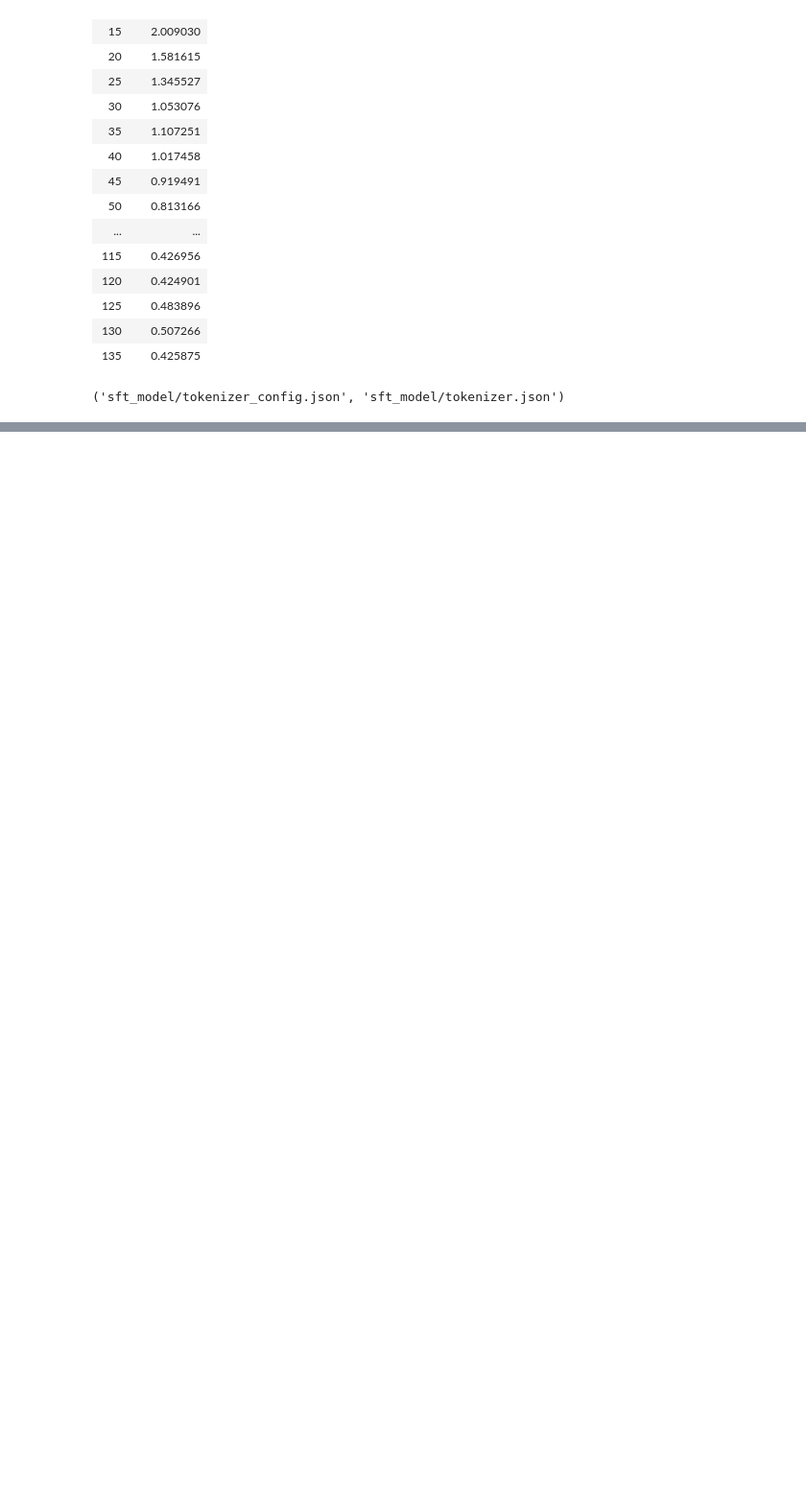
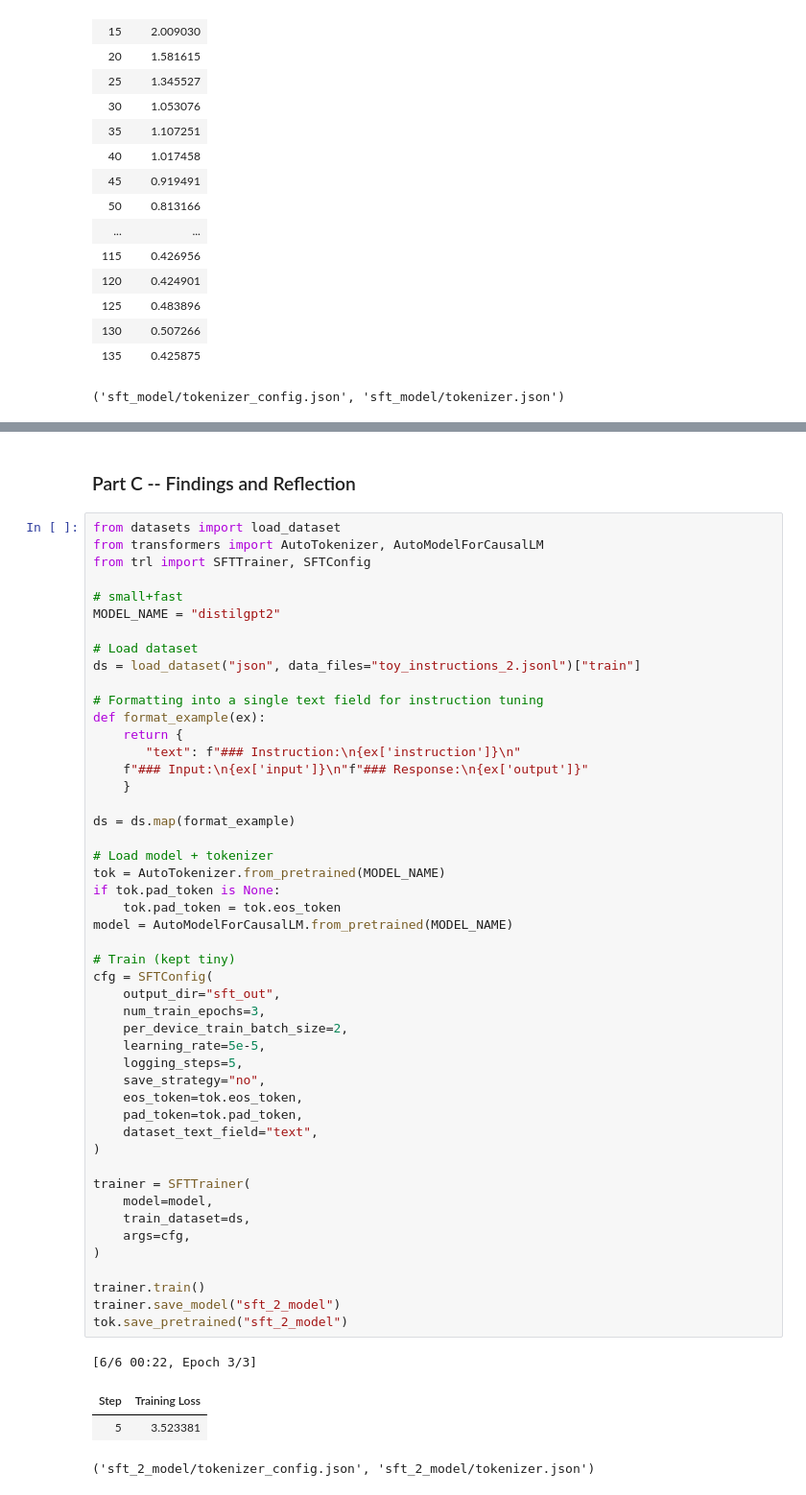
Before and after one commit to nandanamanu7/Exploring-Open-Closed-Source-LLMs-, a Jupyter notebook: Exploring LLMs.ipynb, the cells around one changed output, grey strips where cells are left out. Shown at 96% size. Cells and saved outputs as stored; diff of their text form; blank space fills up the shorter version.

Commit message:
Trained model, modified model

```diff
--- a/Exploring LLMs.ipynb
+++ b/Exploring LLMs.ipynb
@@ -233,0 +218,55 @@ AFTER : SanDiego
+# %% [markdown]
+### Part C -- Findings and Reflection
+# %%
+from datasets import load_dataset
+from transformers import AutoTokenizer, AutoModelForCausalLM
+from trl import SFTTrainer, SFTConfig
+
+# small+fast
+MODEL_NAME = "distilgpt2"
+
+# Load dataset
+ds = load_dataset("json", data_files="toy_instructions_2.jsonl")["train"]
+
+# Formatting into a single text field for instruction tuning
+def format_example(ex):
+    return {
+       "text": f"### Instruction:\n{ex['instruction']}\n"
+    f"### Input:\n{ex['input']}\n"f"### Response:\n{ex['output']}"
+    }
+
+ds = ds.map(format_example)
+
+# Load model + tokenizer
+tok = AutoTokenizer.from_pretrained(MODEL_NAME)
+if tok.pad_token is None:
+    tok.pad_token = tok.eos_token
+model = AutoModelForCausalLM.from_pretrained(MODEL_NAME)
+
+# Train (kept tiny)
+cfg = SFTConfig(
+    output_dir="sft_out",
+    num_train_epochs=3,
+    per_device_train_batch_size=2,
+    learning_rate=5e-5,
+    logging_steps=5,
+    save_strategy="no",
+    eos_token=tok.eos_token,
+    pad_token=tok.pad_token,
+    dataset_text_field="text",
+)
+
+trainer = SFTTrainer(
+    model=model,
+    train_dataset=ds,
+    args=cfg,
+)
+
+trainer.train()
+trainer.save_model("sft_2_model")
+tok.save_pretrained("sft_2_model")
+# %% [output]
+[6/6 00:22, Epoch 3/3]
+| Step | Training Loss |
+| 5 | 3.523381 |
+('sft_2_model/tokenizer_config.json', 'sft_2_model/tokenizer.json')
```
Also changed, not shown: parts of 2 cells of this notebook, 1 other file.
